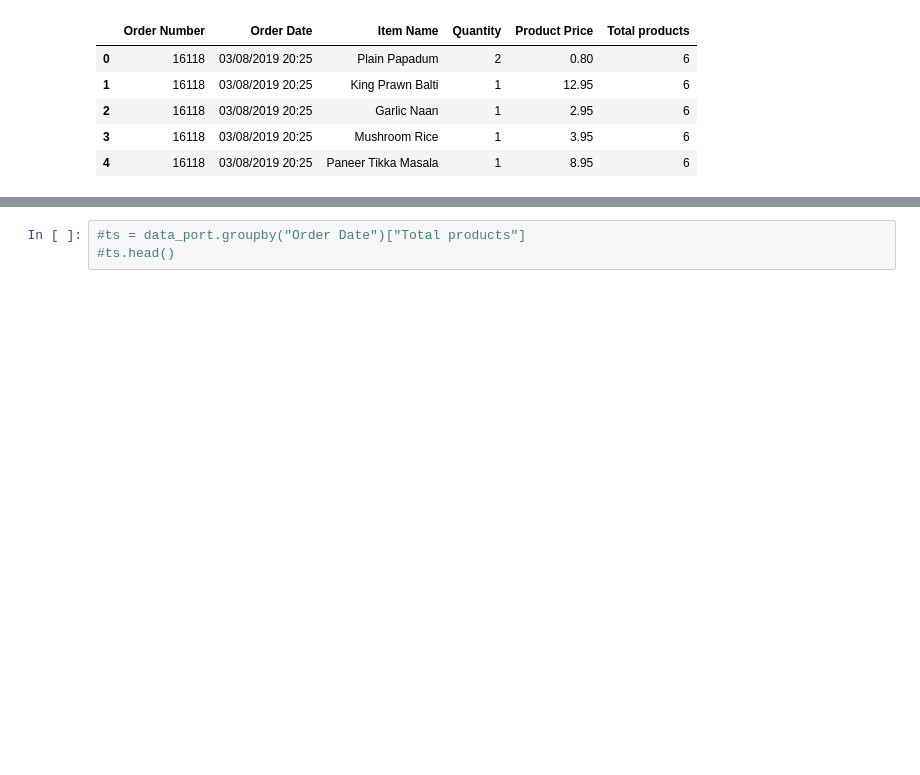
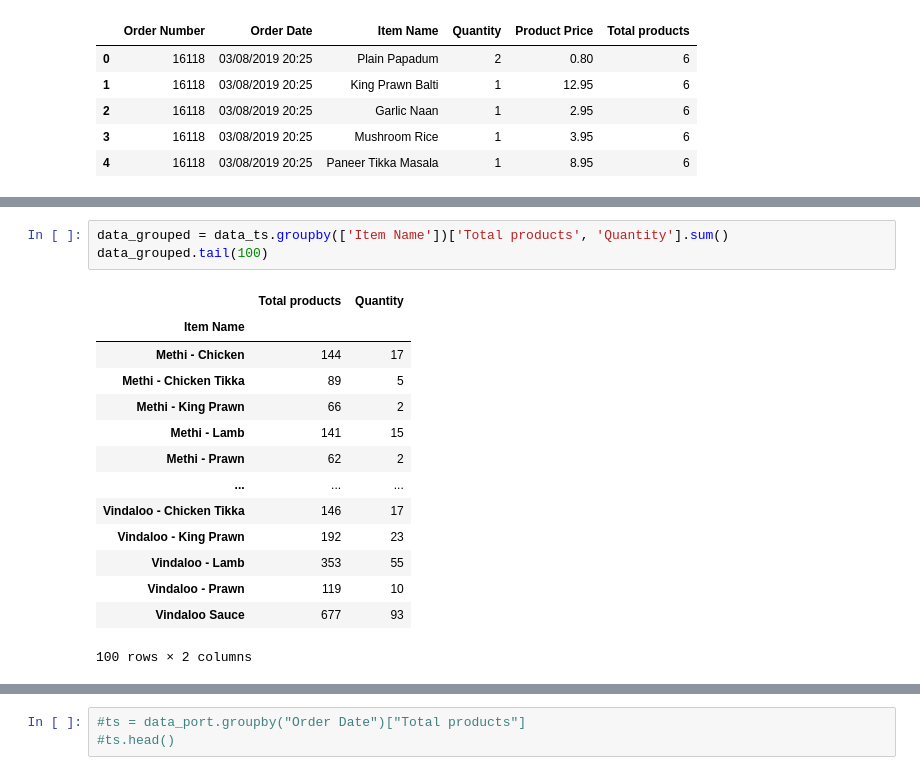
Before and after one commit to BennerLukas/takeawaste, a Jupyter notebook: time_series_training/time_series_3 copy.ipynb, the cells around one changed output, grey strips where cells are left out. Drawn from its saved outputs; the diff is of its cells as text; blank space fills up the shorter version.

Commit message:
group by fix

```diff
--- a/time_series_training/time_series_3 copy.ipynb
+++ b/time_series_training/time_series_3 copy.ipynb
@@ -61,0 +69,18 @@ data_ts.head()
+# %%
+data_grouped = data_ts.groupby(['Item Name'])['Total products', 'Quantity'].sum()
+data_grouped.tail(100)
+# %% [output]
+|  | Total products | Quantity |
+| Item Name |  |  |
+| Methi - Chicken | 144 | 17 |
+| Methi - Chicken Tikka | 89 | 5 |
+| Methi - King Prawn | 66 | 2 |
+| Methi - Lamb | 141 | 15 |
+| Methi - Prawn | 62 | 2 |
+| ... | ... | ... |
+| Vindaloo - Chicken Tikka | 146 | 17 |
+| Vindaloo - King Prawn | 192 | 23 |
+| Vindaloo - Lamb | 353 | 55 |
+| Vindaloo - Prawn | 119 | 10 |
+| Vindaloo Sauce | 677 | 93 |
+100 rows × 2 columns
```
Also changed, not shown: parts of 11 cells of this notebook, 1 other file.
